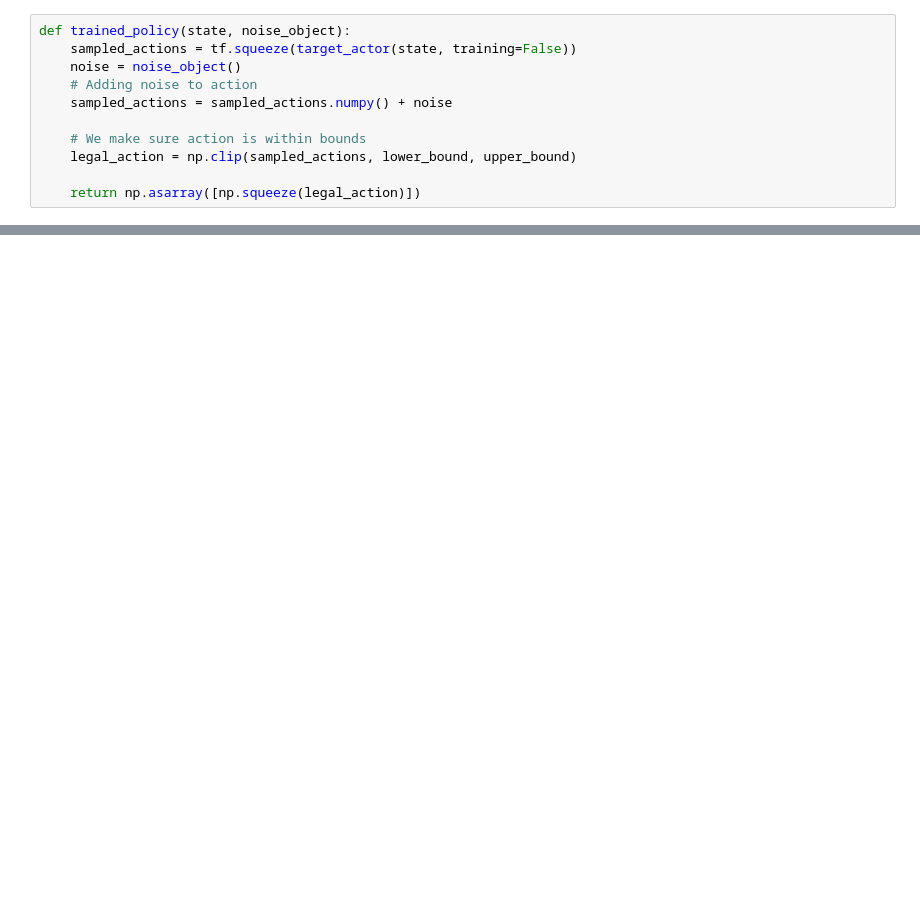
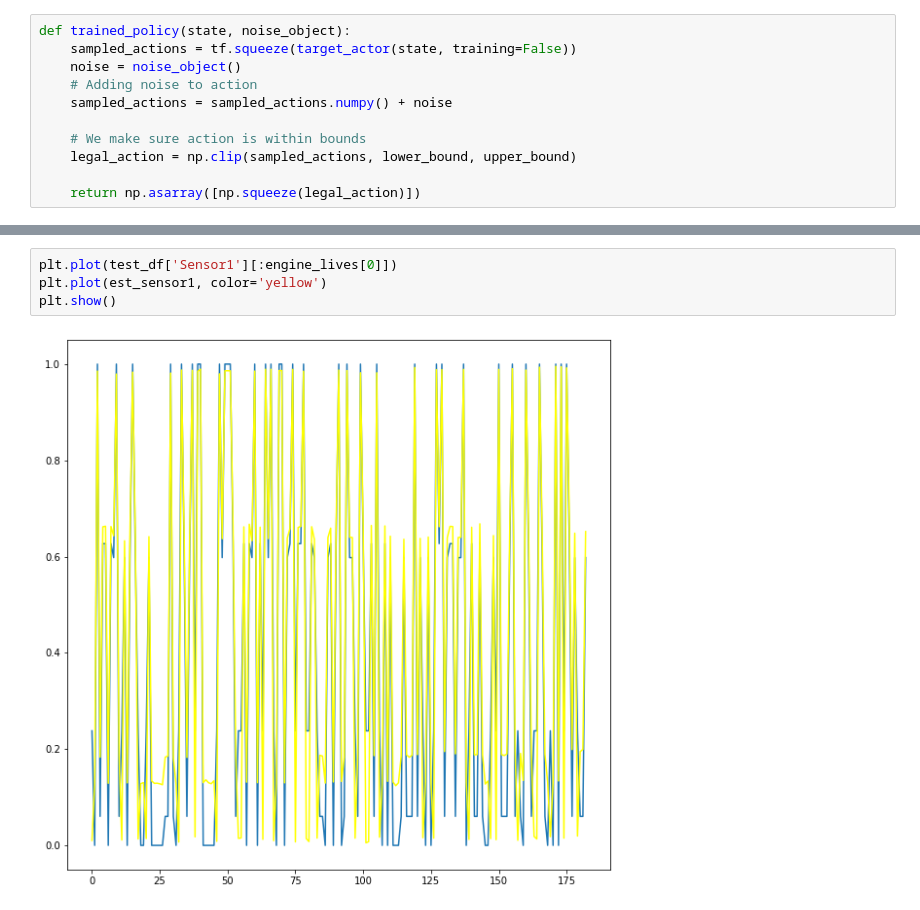
Before and after one commit to erskordi/RL_Reliability, a Jupyter notebook: ddpg_rl_rul.ipynb, the cells around one changed output, grey strips where cells are left out. Drawn from its saved outputs; the diff is of its cells as text; blank space fills up the shorter version.

```diff
--- a/ddpg_rl_rul.ipynb
+++ b/ddpg_rl_rul.ipynb
@@ -496,0 +462,6 @@ plt.show()
+# %%
+plt.plot(test_df['Sensor1'][:engine_lives[0]])
+plt.plot(est_sensor1, color='yellow')
+plt.show()
+# %% [output]
+[figure, added]
```
Also changed, not shown: parts of 16 cells of this notebook, 18 other files.
